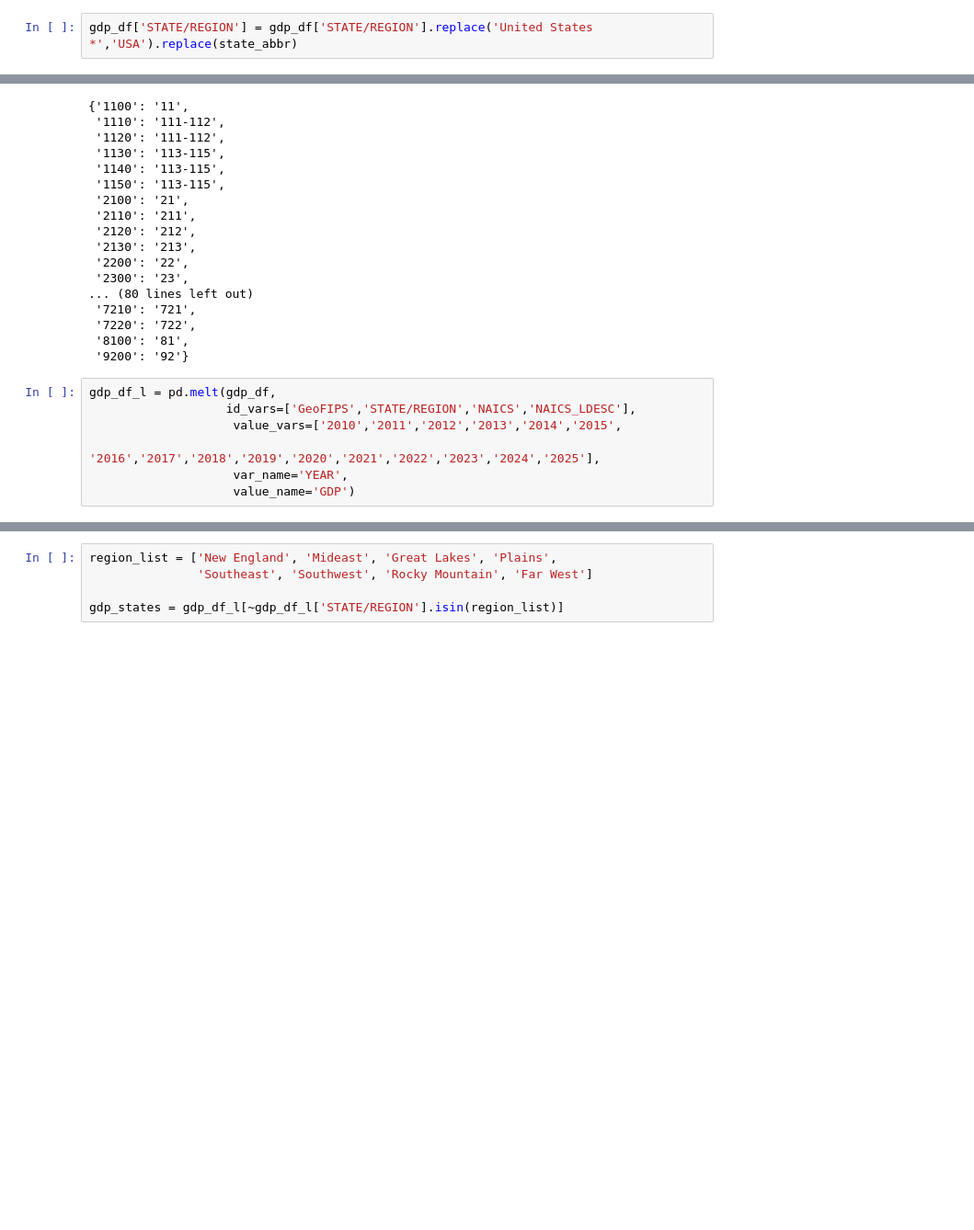
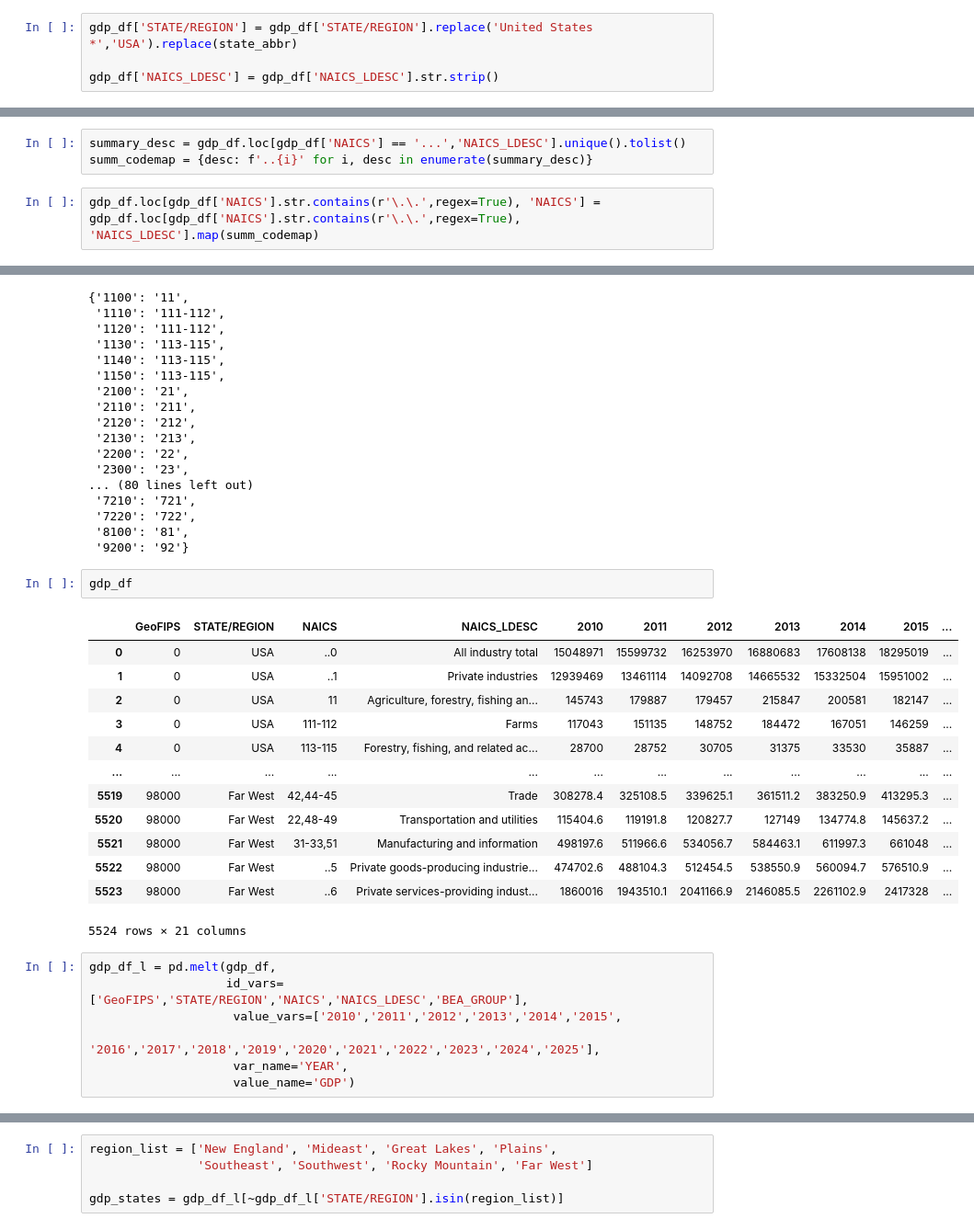
Before and after one commit to buterabuilds/NSS-Capstone, a Jupyter notebook: notebooks/project_eda.ipynb, the cells around one changed output, grey strips where cells are left out. Shown at 92% size. Saved outputs shown, nothing was run; the diff lists cells and outputs as text; blank space fills up the shorter version.

```diff
--- a/notebooks/project_eda.ipynb
+++ b/notebooks/project_eda.ipynb
@@ -37,6 +37,8 @@ state_abbr = { 'Alabama': 'AL', 'Alaska': 'AK', 'Arizona': 'AZ', 'Arkansas': 'AR
                'Tennessee': 'TN', 'Texas': 'TX', 'Utah': 'UT', 'Vermont': 'VT', 'Virginia': 'VA', 'Washington': 'WA', 'West Virginia': 'WV', 'Wisconsin': 'WI', 'Wyoming': 'WY' }
 # %%
 gdp_df['STATE/REGION'] = gdp_df['STATE/REGION'].replace('United States *','USA').replace(state_abbr)
+
+gdp_df['NAICS_LDESC'] = gdp_df['NAICS_LDESC'].str.strip()
 # %%
 gdp_df.head(5)
 # %% [output]
@@ -63,6 +65,11 @@ array(['...', '11', '111-112', '113-115', '21', '211', '212', '213', '22',
        '31-33,51'], dtype=object)
 # %%
 gdp_df['NAICS'] = gdp_df['NAICS'].replace('515517','515-517')
+# %%
+summary_desc = gdp_df.loc[gdp_df['NAICS'] == '...','NAICS_LDESC'].unique().tolist()
+summ_codemap = {desc: f'..{i}' for i, desc in enumerate(summary_desc)}
+# %%
+gdp_df.loc[gdp_df['NAICS'].str.contains(r'\.\.',regex=True), 'NAICS'] = gdp_df.loc[gdp_df['NAICS'].str.contains(r'\.\.',regex=True), 'NAICS_LDESC'].map(summ_codemap)
 # %%
 gdp_df.loc[gdp_df['NAICS'].str.contains(',')]['NAICS'].unique()
 # %% [output]
@@ -141,9 +161,25 @@ code_map
  '7220': '722',
  '8100': '81',
  '9200': '92'}
+# %%
+gdp_df
+# %% [output]
+|  | GeoFIPS | STATE/REGION | NAICS | NAICS_LDESC | 2010 | 2011 | 2012 | 2013 | 2014 | 2015 | ... |
+| 0 | 0 | USA | ..0 | All industry total | 15048971 | 15599732 | 16253970 | 16880683 | 17608138 | 18295019 | ... |
+| 1 | 0 | USA | ..1 | Private industries | 12939469 | 13461114 | 14092708 | 14665532 | 15332504 | 15951002 | ... |
+| 2 | 0 | USA | 11 | Agriculture, forestry, fishing an... | 145743 | 179887 | 179457 | 215847 | 200581 | 182147 | ... |
+| 3 | 0 | USA | 111-112 | Farms | 117043 | 151135 | 148752 | 184472 | 167051 | 146259 | ... |
+| 4 | 0 | USA | 113-115 | Forestry, fishing, and related ac... | 28700 | 28752 | 30705 | 31375 | 33530 | 35887 | ... |
+| ... | ... | ... | ... | ... | ... | ... | ... | ... | ... | ... | ... |
+| 5519 | 98000 | Far West | 42,44-45 | Trade | 308278.4 | 325108.5 | 339625.1 | 361511.2 | 383250.9 | 413295.3 | ... |
+| 5520 | 98000 | Far West | 22,48-49 | Transportation and utilities | 115404.6 | 119191.8 | 120827.7 | 127149 | 134774.8 | 145637.2 | ... |
+| 5521 | 98000 | Far West | 31-33,51 | Manufacturing and information | 498197.6 | 511966.6 | 534056.7 | 584463.1 | 611997.3 | 661048 | ... |
+| 5522 | 98000 | Far West | ..5 | Private goods-producing industrie... | 474702.6 | 488104.3 | 512454.5 | 538550.9 | 560094.7 | 576510.9 | ... |
+| 5523 | 98000 | Far West | ..6 | Private services-providing indust... | 1860016 | 1943510.1 | 2041166.9 | 2146085.5 | 2261102.9 | 2417328 | ... |
+5524 rows × 21 columns
 # %%
 gdp_df_l = pd.melt(gdp_df,
-                   id_vars=['GeoFIPS','STATE/REGION','NAICS','NAICS_LDESC'],
+                   id_vars=['GeoFIPS','STATE/REGION','NAICS','NAICS_LDESC','BEA_GROUP'],
                     value_vars=['2010','2011','2012','2013','2014','2015',
                                 '2016','2017','2018','2019','2020','2021','2022','2023','2024','2025'],
                     var_name='YEAR',
```
Also changed, not shown: parts of 32 cells of this notebook, 12 other files.
